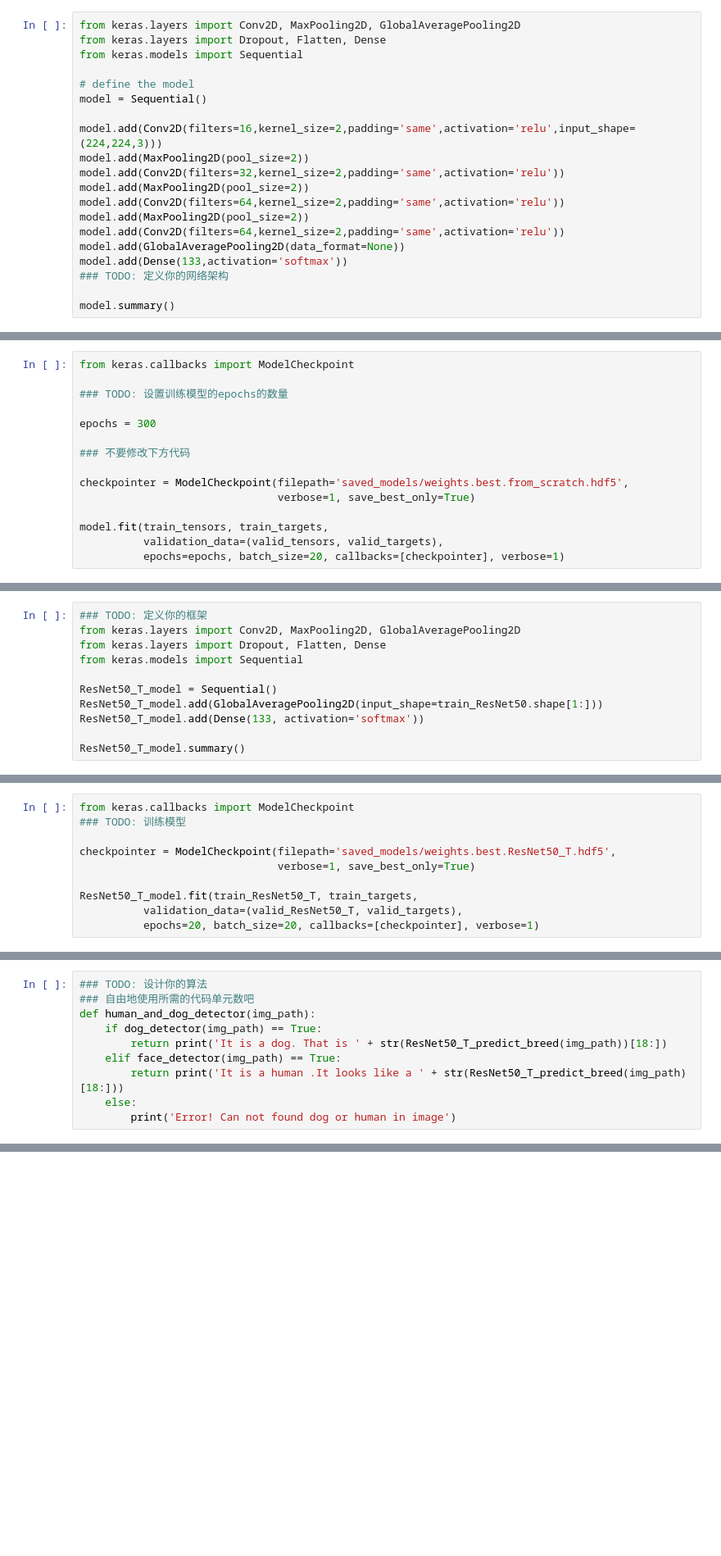
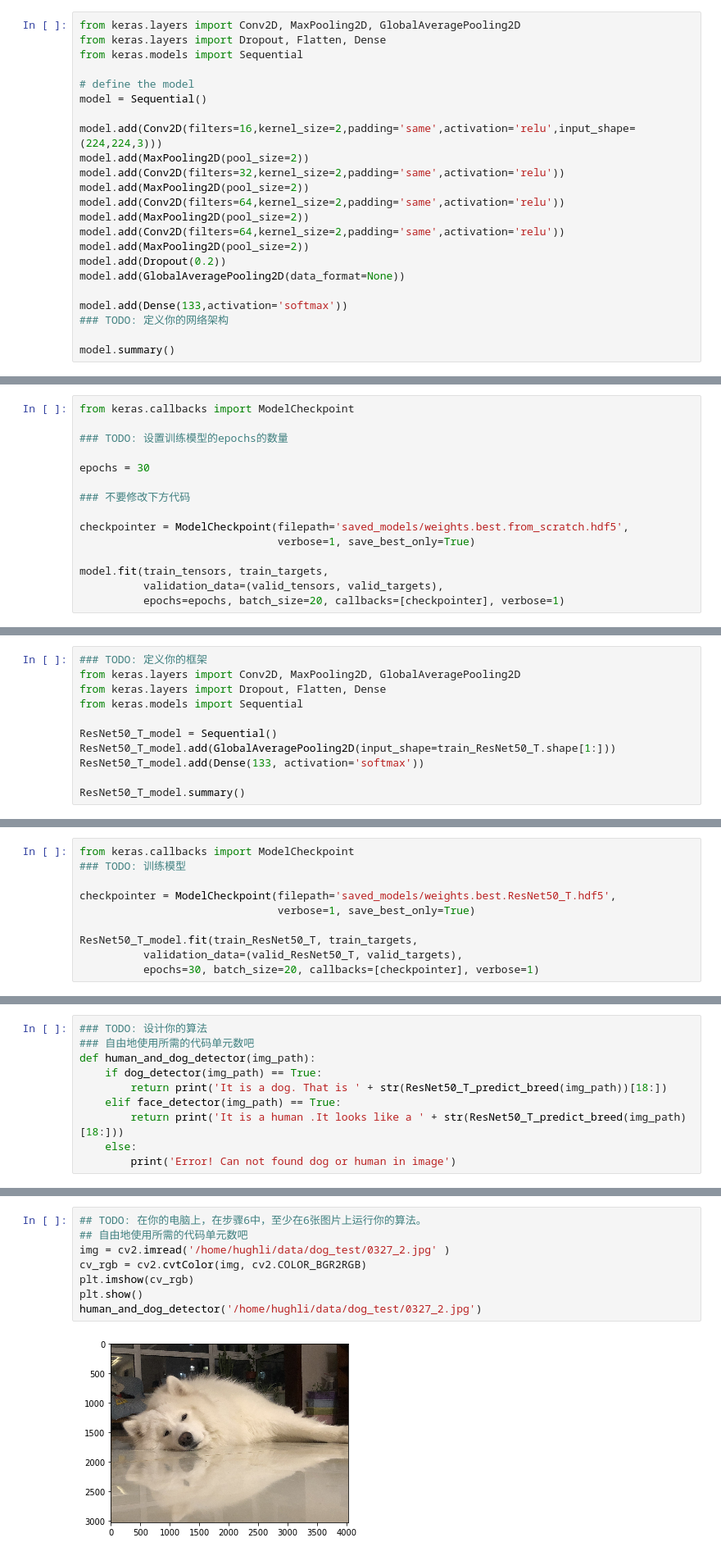
Before and after one commit to Hughli3/cn-deep-learning, a Jupyter notebook: dog-project/my_dog_app.ipynb, the cells around one changed output, grey strips where cells are left out. Shown: that part at 82% size. Drawn from its saved outputs; the diff is of its cells as text; blank space fills up the shorter version.

```diff
--- a/dog-project/my_dog_app.ipynb
+++ b/dog-project/my_dog_app.ipynb
@@ -434,7 +434,10 @@ model.add(MaxPooling2D(pool_size=2))
 model.add(Conv2D(filters=64,kernel_size=2,padding='same',activation='relu'))
 model.add(MaxPooling2D(pool_size=2))
 model.add(Conv2D(filters=64,kernel_size=2,padding='same',activation='relu'))
+model.add(MaxPooling2D(pool_size=2))
+model.add(Dropout(0.2))
 model.add(GlobalAveragePooling2D(data_format=None))
+
 model.add(Dense(133,activation='softmax'))
 ### TODO: 定义你的网络架构
 
@@ -480,7 +483,7 @@ from keras.callbacks import ModelCheckpoint
 
 ### TODO: 设置训练模型的epochs的数量
 
-epochs = 300
+epochs = 30
 
 ### 不要修改下方代码
 
@@ -693,7 +692,7 @@ from keras.layers import Dropout, Flatten, Dense
 from keras.models import Sequential
 
 ResNet50_T_model = Sequential()
-ResNet50_T_model.add(GlobalAveragePooling2D(input_shape=train_ResNet50.shape[1:]))
+ResNet50_T_model.add(GlobalAveragePooling2D(input_shape=train_ResNet50_T.shape[1:]))
 ResNet50_T_model.add(Dense(133, activation='softmax'))
 
 ResNet50_T_model.summary()
@@ -733,6 +732,6 @@ checkpointer = ModelCheckpoint(filepath='saved_models/weights.best.ResNet50_T.hd
 
 ResNet50_T_model.fit(train_ResNet50_T, train_targets,
           validation_data=(valid_ResNet50_T, valid_targets),
-          epochs=20, batch_size=20, callbacks=[checkpointer], verbose=1)
+          epochs=30, batch_size=20, callbacks=[checkpointer], verbose=1)
 # %% [output]
 Train on 6680 samples, validate on 835 samples
@@ -899,0 +873,10 @@ It is a human .It looks like a Lowchen
+# %%
+## TODO: 在你的电脑上，在步骤6中，至少在6张图片上运行你的算法。
+## 自由地使用所需的代码单元数吧
+img = cv2.imread('/home/hughli/data/dog_test/0327_2.jpg' )
+cv_rgb = cv2.cvtColor(img, cv2.COLOR_BGR2RGB)
+plt.imshow(cv_rgb)
+plt.show()
+human_and_dog_detector('/home/hughli/data/dog_test/0327_2.jpg')
+# %% [output]
+[figure, added]
```
Also changed, not shown: parts of 19 cells of this notebook.
